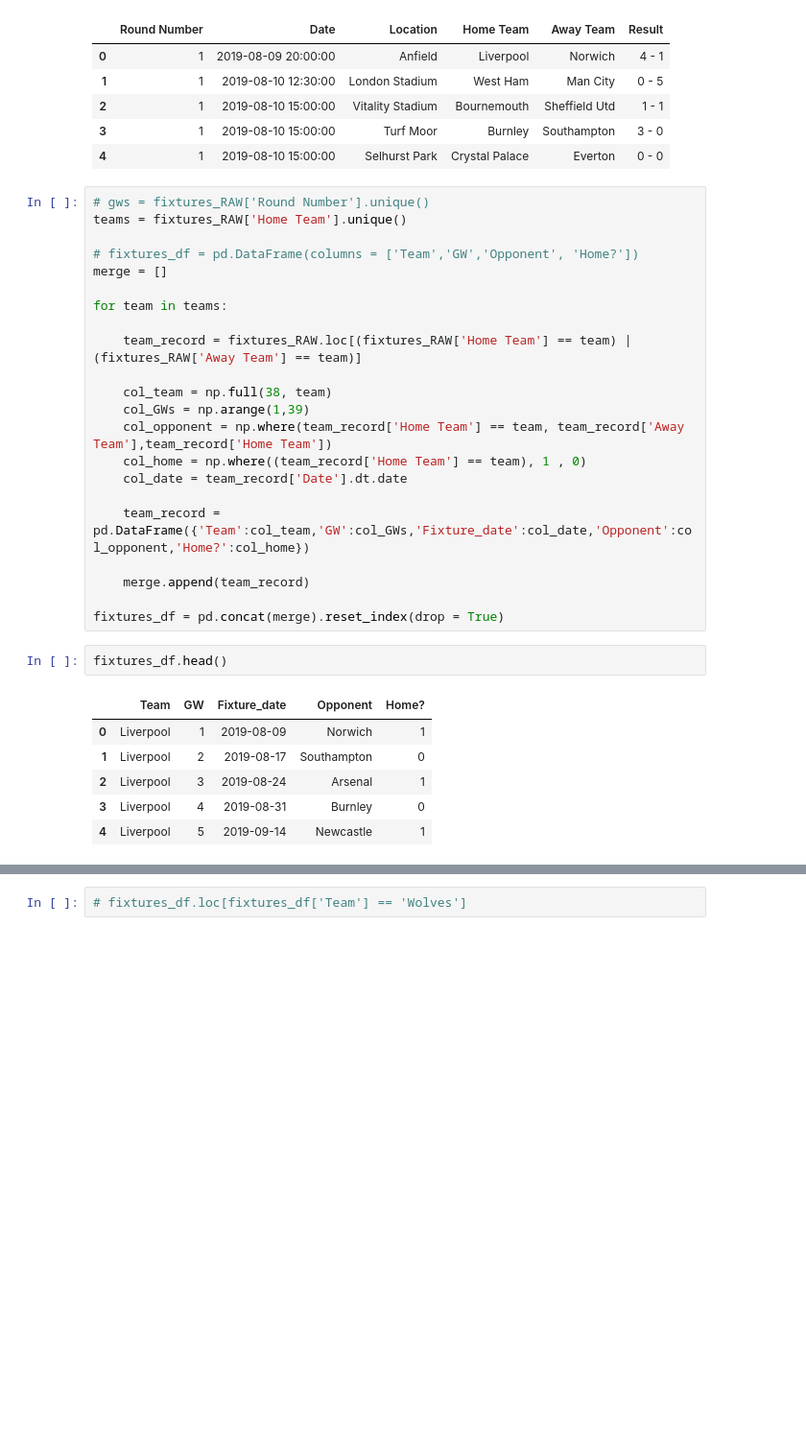
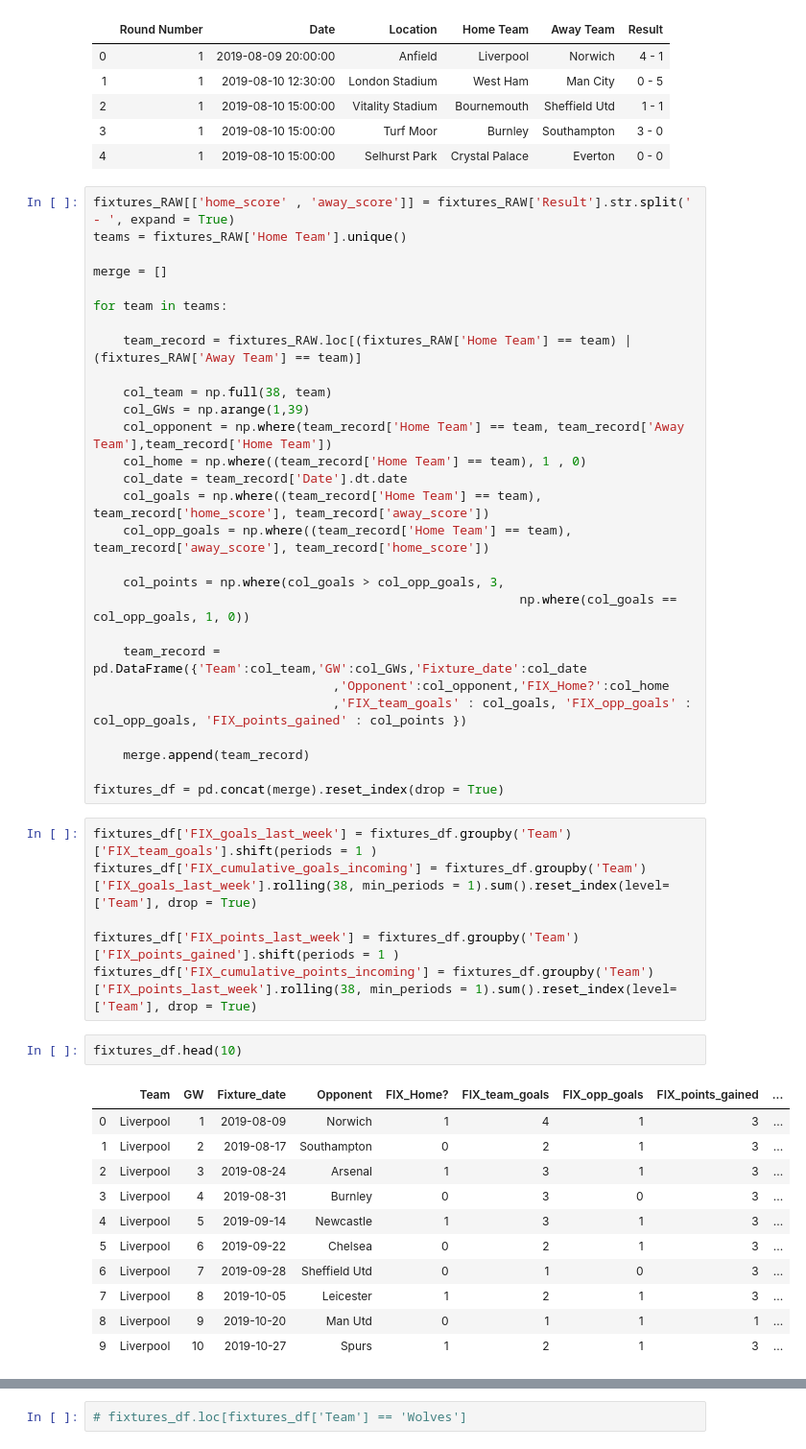
Before and after one commit to calumthompson/Cals-Fantasy-football, a Jupyter notebook: Feature selection.ipynb, the cells around one changed output, grey strips where cells are left out. Shown at 96% size. Drawn from its saved outputs; the diff is of its cells as text; blank space fills up the shorter version.

Commit message:
getting data ready for feature selection

```diff
--- a/Feature selection.ipynb
+++ b/Feature selection.ipynb
@@ -93,10 +104,9 @@ fixtures_RAW.head()
 | 3 | 1 | 2019-08-10 15:00:00 | Turf Moor | Burnley | Southampton | 3 - 0 |
 | 4 | 1 | 2019-08-10 15:00:00 | Selhurst Park | Crystal Palace | Everton | 0 - 0 |
 # %%
-# gws = fixtures_RAW['Round Number'].unique()
+fixtures_RAW[['home_score' , 'away_score']] = fixtures_RAW['Result'].str.split(' - ', expand = True)
 teams = fixtures_RAW['Home Team'].unique()
 
-# fixtures_df = pd.DataFrame(columns = ['Team','GW','Opponent', 'Home?'])
 merge = []
 
 for team in teams:
@@ -108,19 +118,37 @@ for team in teams:
     col_opponent = np.where(team_record['Home Team'] == team, team_record['Away Team'],team_record['Home Team'])
     col_home = np.where((team_record['Home Team'] == team), 1 , 0)
     col_date = team_record['Date'].dt.date
+    col_goals = np.where((team_record['Home Team'] == team), team_record['home_score'], team_record['away_score'])
+    col_opp_goals = np.where((team_record['Home Team'] == team), team_record['away_score'], team_record['home_score'])
 
-    team_record = pd.DataFrame({'Team':col_team,'GW':col_GWs,'Fixture_date':col_date,'Opponent':col_opponent,'Home?':col_home})
+    col_points = np.where(col_goals > col_opp_goals, 3,
+                                                         np.where(col_goals == col_opp_goals, 1, 0))
+
+    team_record = pd.DataFrame({'Team':col_team,'GW':col_GWs,'Fixture_date':col_date
+                                ,'Opponent':col_opponent,'FIX_Home?':col_home
+                                ,'FIX_team_goals' : col_goals, 'FIX_opp_goals' : col_opp_goals, 'FIX_points_gained' : col_points })
 
     merge.append(team_record)
 
 fixtures_df = pd.concat(merge).reset_index(drop = True)
+# %%
+fixtures_df['FIX_goals_last_week'] = fixtures_df.groupby('Team')['FIX_team_goals'].shift(periods = 1 )
+fixtures_df['FIX_cumulative_goals_incoming'] = fixtures_df.groupby('Team')['FIX_goals_last_week'].rolling(38, min_periods = 1).sum().reset_index(level=['Team'], drop = True)
+
+fixtures_df['FIX_points_last_week'] = fixtures_df.groupby('Team')['FIX_points_gained'].shift(periods = 1 )
+fixtures_df['FIX_cumulative_points_incoming'] = fixtures_df.groupby('Team')['FIX_points_last_week'].rolling(38, min_periods = 1).sum().reset_index(level=['Team'], drop = True)
 # %%
-fixtures_df.head()
+fixtures_df.head(10)
 # %% [output]
-|  | Team | GW | Fixture_date | Opponent | Home? |
-| 0 | Liverpool | 1 | 2019-08-09 | Norwich | 1 |
-| 1 | Liverpool | 2 | 2019-08-17 | Southampton | 0 |
-| 2 | Liverpool | 3 | 2019-08-24 | Arsenal | 1 |
-| 3 | Liverpool | 4 | 2019-08-31 | Burnley | 0 |
-| 4 | Liverpool | 5 | 2019-09-14 | Newcastle | 1 |
+|  | Team | GW | Fixture_date | Opponent | FIX_Home? | FIX_team_goals | FIX_opp_goals | FIX_points_gained | ... |
+| 0 | Liverpool | 1 | 2019-08-09 | Norwich | 1 | 4 | 1 | 3 | ... |
+| 1 | Liverpool | 2 | 2019-08-17 | Southampton | 0 | 2 | 1 | 3 | ... |
+| 2 | Liverpool | 3 | 2019-08-24 | Arsenal | 1 | 3 | 1 | 3 | ... |
+| 3 | Liverpool | 4 | 2019-08-31 | Burnley | 0 | 3 | 0 | 3 | ... |
+| 4 | Liverpool | 5 | 2019-09-14 | Newcastle | 1 | 3 | 1 | 3 | ... |
+| 5 | Liverpool | 6 | 2019-09-22 | Chelsea | 0 | 2 | 1 | 3 | ... |
+| 6 | Liverpool | 7 | 2019-09-28 | Sheffield Utd | 0 | 1 | 0 | 3 | ... |
+| 7 | Liverpool | 8 | 2019-10-05 | Leicester | 1 | 2 | 1 | 3 | ... |
+| 8 | Liverpool | 9 | 2019-10-20 | Man Utd | 0 | 1 | 1 | 1 | ... |
+| 9 | Liverpool | 10 | 2019-10-27 | Spurs | 1 | 2 | 1 | 3 | ... |
 # %% [markdown]
```
Also changed, not shown: parts of 48 cells of this notebook.
